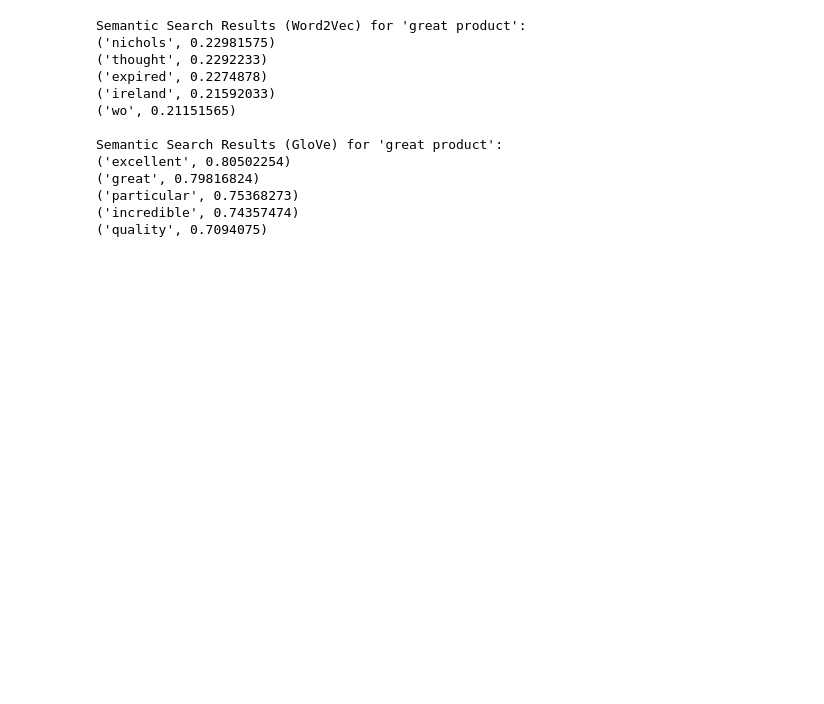
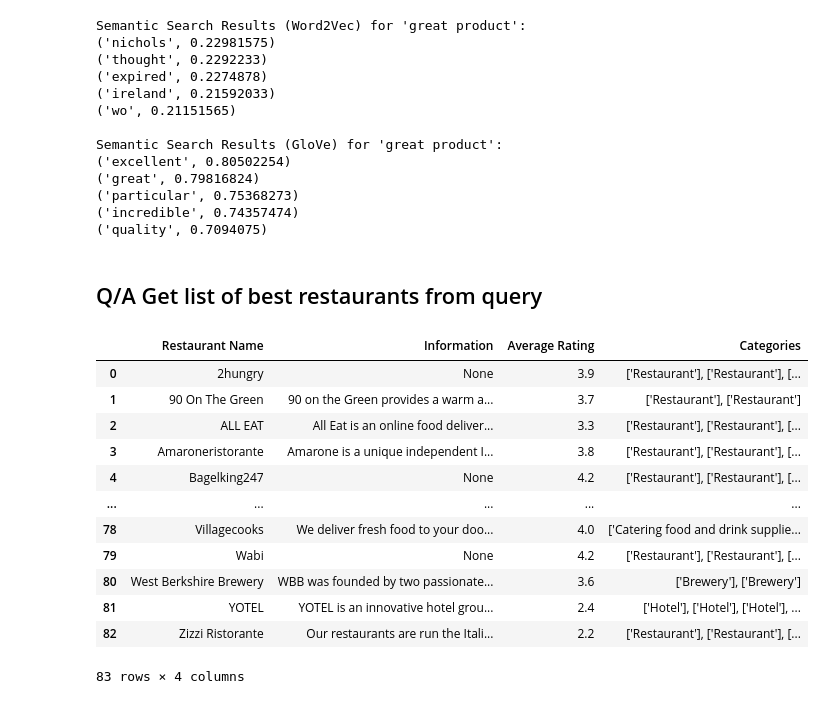
Before and after one commit to Shins0o/nlp-project, a Jupyter notebook: main.ipynb, the cells around one changed output. Drawn from its saved outputs; the diff is of its cells as text; code cells hidden in the pictures; blank space fills up the shorter version.

```diff
--- a/main.ipynb
+++ b/main.ipynb
@@ -676,3 +703,26 @@ Semantic Search Results (GloVe) for 'great product':
 ('particular', 0.75368273)
 ('incredible', 0.74357474)
 ('quality', 0.7094075)
+# %% [markdown]
+## Q/A Get list of best restaurants from query
+# %%
+restaurants_df = df.groupby('Restaurant Name').agg({
+    'Information': 'first',  # Take the first information value for each restaurant
+    'Average Rating': 'mean',  # Compute the average rating for each restaurant
+    'Categories': lambda x: ', '.join(x)  # Concatenate categories for each restaurant
+}).reset_index()
+restaurants_df
+# %% [output]
+|  | Restaurant Name | Information | Average Rating | Categories |
+| 0 | 2hungry | None | 3.9 | ['Restaurant'], ['Restaurant'], [... |
+| 1 | 90 On The Green | 90 on the Green provides a warm a... | 3.7 | ['Restaurant'], ['Restaurant'] |
+| 2 | ALL EAT | All Eat is an online food deliver... | 3.3 | ['Restaurant'], ['Restaurant'], [... |
+| 3 | Amaroneristorante | Amarone is a unique independent I... | 3.8 | ['Restaurant'], ['Restaurant'], [... |
+| 4 | Bagelking247 | None | 4.2 | ['Restaurant'], ['Restaurant'], [... |
+| ... | ... | ... | ... | ... |
+| 78 | Villagecooks | We deliver fresh food to your doo... | 4.0 | ['Catering food and drink supplie... |
+| 79 | Wabi | None | 4.2 | ['Restaurant'], ['Restaurant'], [... |
+| 80 | West Berkshire Brewery | WBB was founded by two passionate... | 3.6 | ['Brewery'], ['Brewery'] |
+| 81 | YOTEL | YOTEL is an innovative hotel grou... | 2.4 | ['Hotel'], ['Hotel'], ['Hotel'], ... |
+| 82 | Zizzi Ristorante | Our restaurants are run the Itali... | 2.2 | ['Restaurant'], ['Restaurant'], [... |
+83 rows × 4 columns
```
Also changed, not shown: parts of 7 cells of this notebook, 1 other file.
